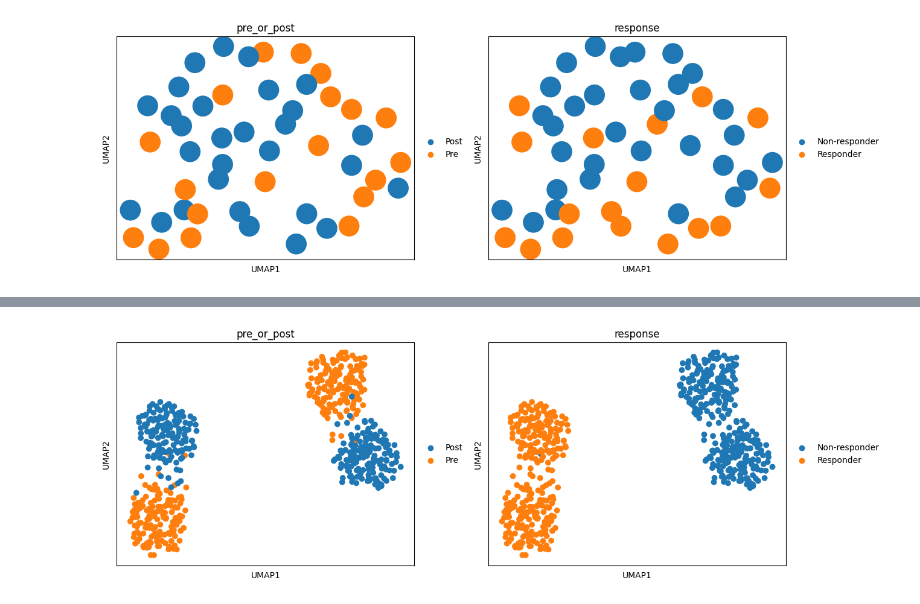
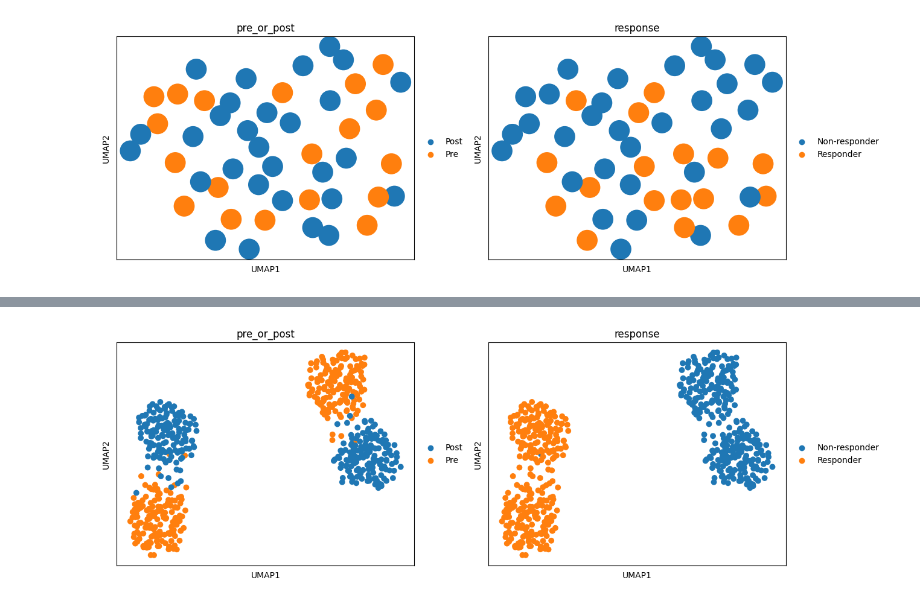
Before and after one commit to rpeys/scSet, a Jupyter notebook: notebooks/Pseudobulk_SadeFeldman.ipynb, the cells around one changed output, grey strips where cells are left out. Saved outputs shown, nothing was run; the diff lists cells and outputs as text; code cells hidden in the pictures.

```diff
--- a/notebooks/Pseudobulk_SadeFeldman.ipynb
+++ b/notebooks/Pseudobulk_SadeFeldman.ipynb
@@ -10,13 +10,13 @@ def read_data(path):
 
 def compute_pseudobulk(adata, id_tag):
     # TODO: Make this faster for large datasets
-    adata.layers['norm'] = 2**(adata.layers['lognorm'].toarray())-1
+    adata.layers['norm'] = np.expm1(adata.layers['lognorm'].toarray())
 
     pseudobulk = pd.DataFrame(columns=adata.var_names, index=adata.obs[id_tag].unique())
 
     for id_i in pseudobulk.index:
         pseudobulk.loc[id_i] = adata[adata.obs[id_tag]==id_i,:].layers['norm'].mean(0)
-    bulklognorm = np.log2(pseudobulk.values.astype('float')+1)
+    bulklognorm = np.log1p(pseudobulk.values.astype('float'))
 
     bln_adata = sc.AnnData(X=pseudobulk, obsm={'lognorm': bulklognorm}, dtype=np.float32)
     bln_adata.obs = adata.obs[['pre_or_post','response',id_tag]].drop_duplicates()
@@ -29,8 +29,8 @@ def plot_umap(bln_adata):
     sc.pl.umap(bln_adata,color=['pre_or_post','response'])
 # %%
 # Visualize real Sade Feldman data
-adata = read_data('/localdata/rna_rep_learning/sadefeldman/sadefeldman_adata.h5ad')
+adata = read_data('/localdata/rna_rep_learning/sadefeldman/sadefeldman_adata_2.h5ad')
 bln_adata = compute_pseudobulk(adata,'pid')
 plot_umap(bln_adata)
 # %% [output]
-[figure, old version]
+[figure, new version]
```
Also changed, not shown: parts of 2 cells of this notebook.
